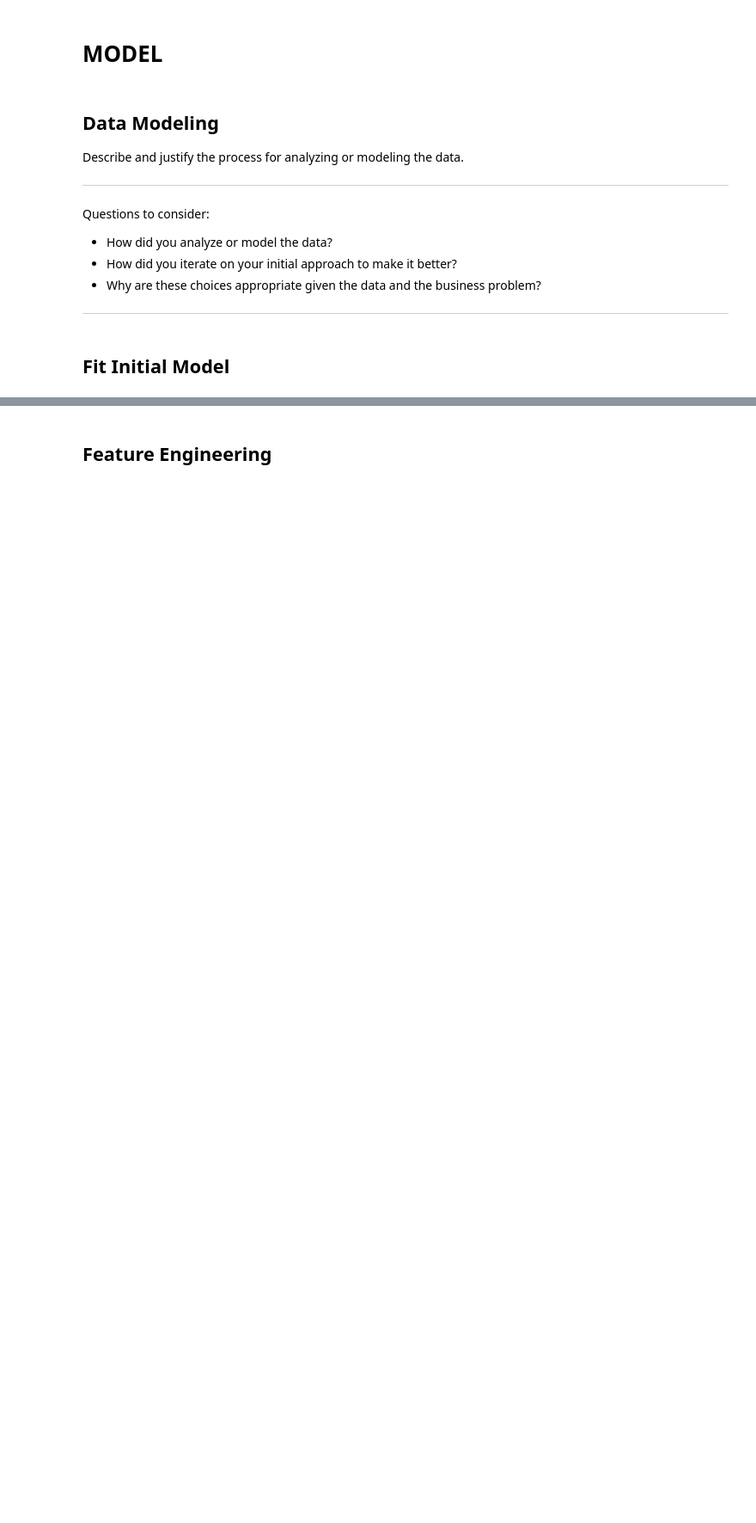
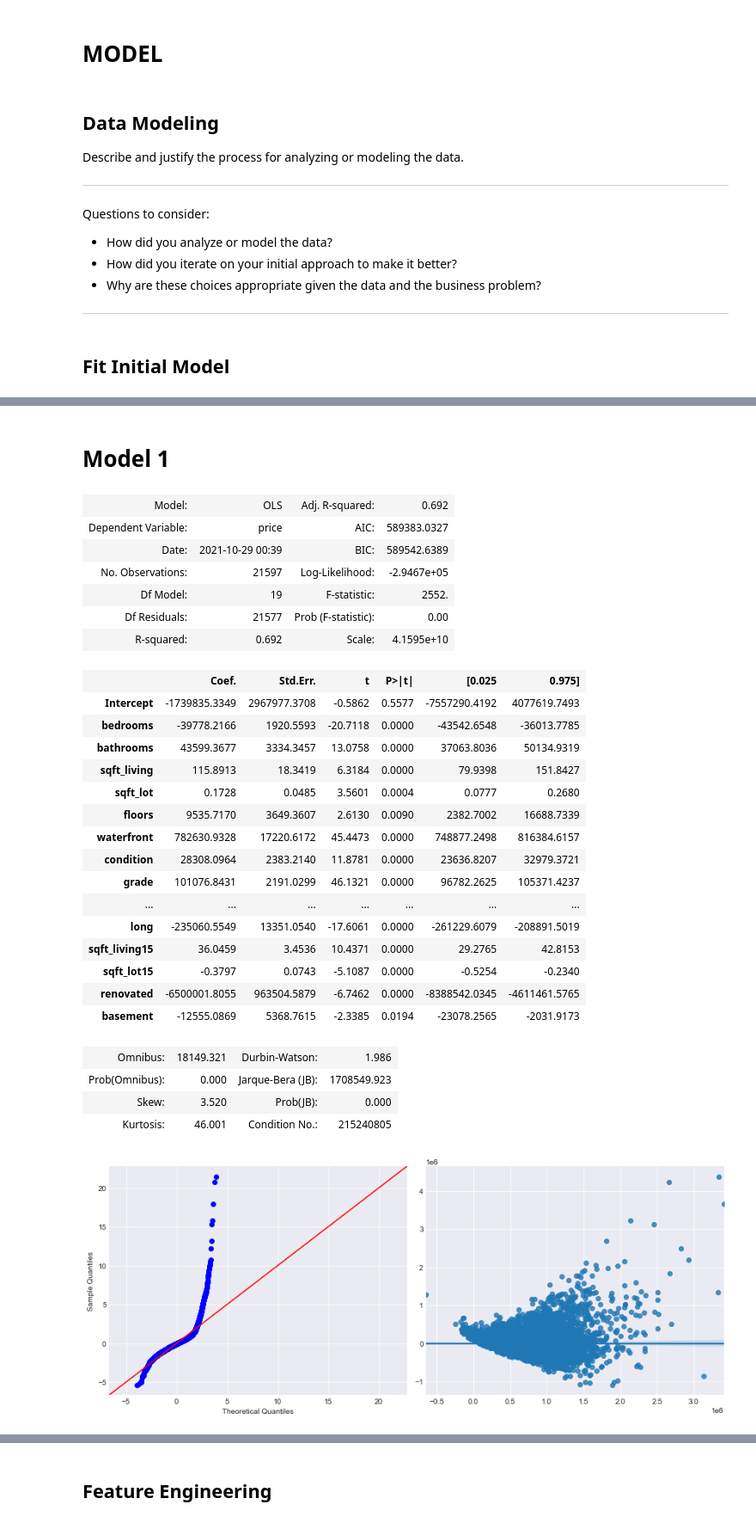
Before and after one commit to rcauvy/King-County-Home-Prices, a Jupyter notebook: King County Home Prices.ipynb, the cells around one changed output, grey strips where cells are left out. Shown at 86% size. Drawn from its saved outputs; the diff is of its cells as text; code cells hidden in the pictures; blank space fills up the shorter version.

```diff
--- a/King County Home Prices.ipynb
+++ b/King County Home Prices.ipynb
@@ -560,10 +478,11 @@ Questions to consider:
 # %% [markdown]
 ## Fit Initial Model
 # %%
-# Fitting the actual model
-def model(outcome, x_cols):
+# # Fitting the actual model
+# def make_model(x_cols,df,outcome='price'):
 
-    predictors = '+'.join(x_cols)
-    formula = outcome + '~' + predictors
-    model = smf.ols(formula=formula, data=df).fit()
-    return model.summary2()
+#     predictors = '+'.join(x_cols)
+#     formula = outcome + '~' + predictors
+#     model = smf.ols(formula=formula, data=df).fit()
+#     display(model.summary2())
+#     return model
@@ -599,0 +489,22 @@ model(outcome, x_cols)
+# %%
+# Fitting the actual model
+def make_model(df,cat_cols,outcome='price'):
+    x_cols = list(df.columns)
+    x_cols.remove('price')
+    predictors = '+'.join(x_cols)
+    formula = outcome + '~' + predictors
+    model = smf.ols(formula=formula, data=df).fit()
+    display(model.summary2())
+    return model
+# %%
+def evaluation(model, df, y='price'):
+
+    fig, axes = plt.subplots(ncols=2,figsize=(12,5))
+
+    sm.graphics.qqplot(model.resid, dist=stats.norm, line='45', ax=axes[0], fit=True)
+    sns.regplot(model.predict(df), model.resid,ax=axes[1])
+
+
+#     axes[0].set(title= x+' vs price', xlabel= x, ylabel='price')
+#     axes[1].set(title= 'count of ' + x, xlabel= x)
+    plt.tight_layout();
@@ -599,0 +522,34 @@ model(outcome, x_cols)
+# %% [markdown]
+# Model 1
+# %%
+model1 = make_model(df)
+evaluation(model1, df)
+# %% [output]
+| Model: | OLS | Adj. R-squared: | 0.692 |
+| Dependent Variable: | price | AIC: | 589383.0327 |
+| Date: | 2021-10-29 00:39 | BIC: | 589542.6389 |
+| No. Observations: | 21597 | Log-Likelihood: | -2.9467e+05 |
+| Df Model: | 19 | F-statistic: | 2552. |
+| Df Residuals: | 21577 | Prob (F-statistic): | 0.00 |
+| R-squared: | 0.692 | Scale: | 4.1595e+10 |
+|  | Coef. | Std.Err. | t | P>|t| | [0.025 | 0.975] |
+| Intercept | -1739835.3349 | 2967977.3708 | -0.5862 | 0.5577 | -7557290.4192 | 4077619.7493 |
+| bedrooms | -39778.2166 | 1920.5593 | -20.7118 | 0.0000 | -43542.6548 | -36013.7785 |
+| bathrooms | 43599.3677 | 3334.3457 | 13.0758 | 0.0000 | 37063.8036 | 50134.9319 |
+| sqft_living | 115.8913 | 18.3419 | 6.3184 | 0.0000 | 79.9398 | 151.8427 |
+| sqft_lot | 0.1728 | 0.0485 | 3.5601 | 0.0004 | 0.0777 | 0.2680 |
+| floors | 9535.7170 | 3649.3607 | 2.6130 | 0.0090 | 2382.7002 | 16688.7339 |
+| waterfront | 782630.9328 | 17220.6172 | 45.4473 | 0.0000 | 748877.2498 | 816384.6157 |
+| condition | 28308.0964 | 2383.2140 | 11.8781 | 0.0000 | 23636.8207 | 32979.3721 |
+| grade | 101076.8431 | 2191.0299 | 46.1321 | 0.0000 | 96782.2625 | 105371.4237 |
+| ... | ... | ... | ... | ... | ... | ... |
+| long | -235060.5549 | 13351.0540 | -17.6061 | 0.0000 | -261229.6079 | -208891.5019 |
+| sqft_living15 | 36.0459 | 3.4536 | 10.4371 | 0.0000 | 29.2765 | 42.8153 |
+| sqft_lot15 | -0.3797 | 0.0743 | -5.1087 | 0.0000 | -0.5254 | -0.2340 |
+| renovated | -6500001.8055 | 963504.5879 | -6.7462 | 0.0000 | -8388542.0345 | -4611461.5765 |
+| basement | -12555.0869 | 5368.7615 | -2.3385 | 0.0194 | -23078.2565 | -2031.9173 |
+| Omnibus: | 18149.321 | Durbin-Watson: | 1.986 |
+| Prob(Omnibus): | 0.000 | Jarque-Bera (JB): | 1708549.923 |
+| Skew: | 3.520 | Prob(JB): | 0.000 |
+| Kurtosis: | 46.001 | Condition No.: | 215240805 |
+[figure, added]
```
Also changed, not shown: parts of 166 cells of this notebook.
